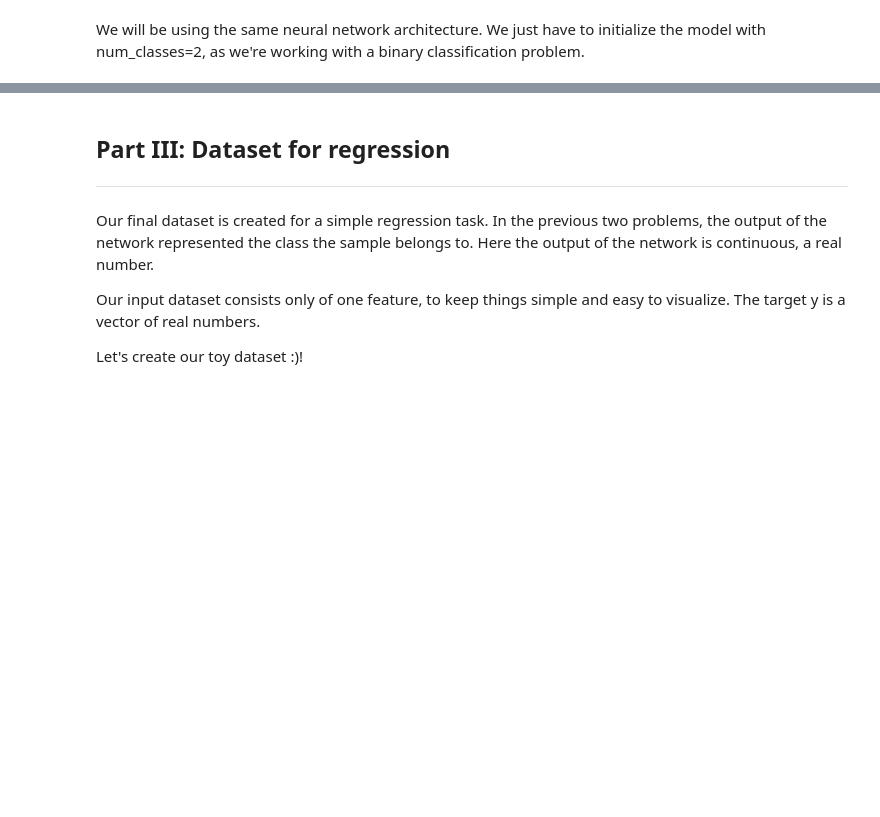
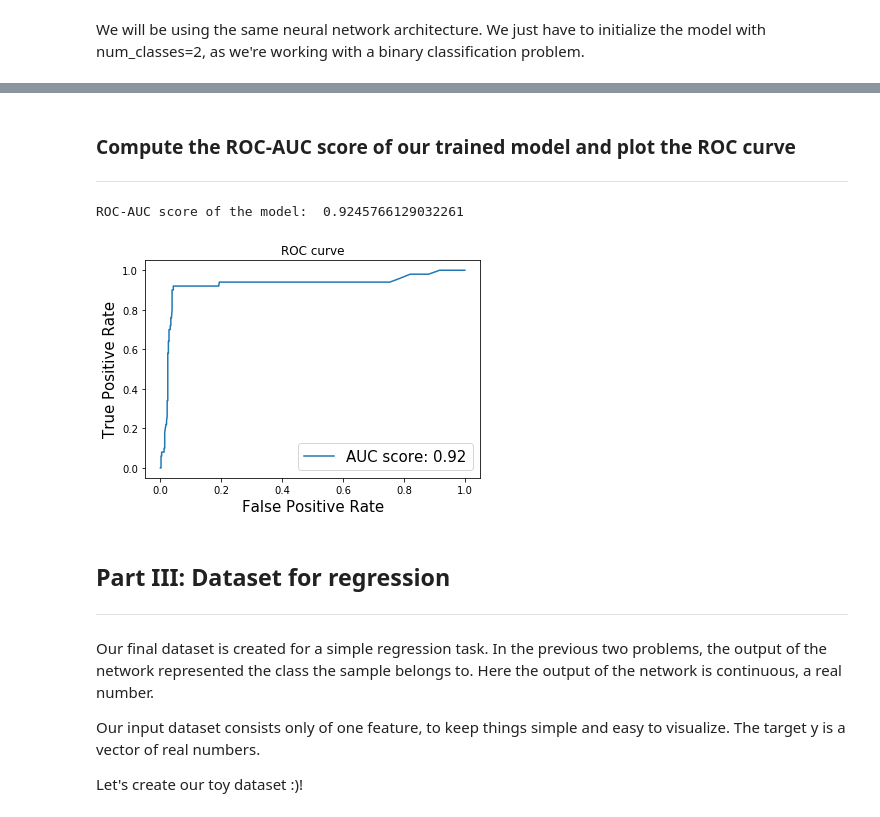
Before and after one commit to madalinabuzau/tensorflow-eager-tutorials, a Jupyter notebook: 02_using_metrics_in_eager_mode.ipynb, the cells around one changed output, grey strips where cells are left out. Saved outputs shown, nothing was run; the diff lists cells and outputs as text; code cells hidden in the pictures; blank space fills up the shorter version.

```diff
--- a/02_using_metrics_in_eager_mode.ipynb
+++ b/02_using_metrics_in_eager_mode.ipynb
@@ -262,6 +270,3 @@ num_epochs = 5
 for i in range(num_epochs):
     # One step of gradient descent
     optimizer.apply_gradients(grads_fn(model, X, y))
-    # Predict targets after taking a step of gradient descent
-    logits = model.predict(X)
-    preds = tf.argmax(logits, axis=1)
@@ -268,3 +328,30 @@ for i in range(num_epochs):
+# %% [markdown]
+### Compute the ROC-AUC score of our trained model and plot the ROC curve
+----
+# %%
+# More thresholds means higher granularity for the area under the curve approximation
+# Feel free to experiment with the number of thresholds
+num_thresholds = 1000
+thresholds = tf.lin_space(0.0, 1.0, num_thresholds).numpy()
+# %%
+# Apply Softmax on our predictions as the output of the model is unnormalized
+# Select the predictions of our positive class (the class with less samples)
+preds = tf.nn.softmax(model.predict(X))[:,1]
+
+# Compute the ROC-AUC score and get the TPR and FPR of each threshold
+auc_score, fpr_list, tpr_list = roc_auc(y, preds, thresholds)
+# %%
+print('ROC-AUC score of the model: ', auc_score.numpy())
+# %% [output]
+ROC-AUC score of the model:  0.9245766129032261
+# %%
+plt.plot(fpr_list, tpr_list, label='AUC score: %.2f' %auc_score);
+plt.xlabel('False Positive Rate', fontsize=15);
+plt.ylabel('True Positive Rate', fontsize=15);
+plt.title('ROC curve');
+plt.legend(fontsize=15);
+# %% [output]
+[figure, added]
 # %% [markdown]
 ## Part III: Dataset for regression
 ---
```
Also changed, not shown: parts of 18 cells of this notebook.
